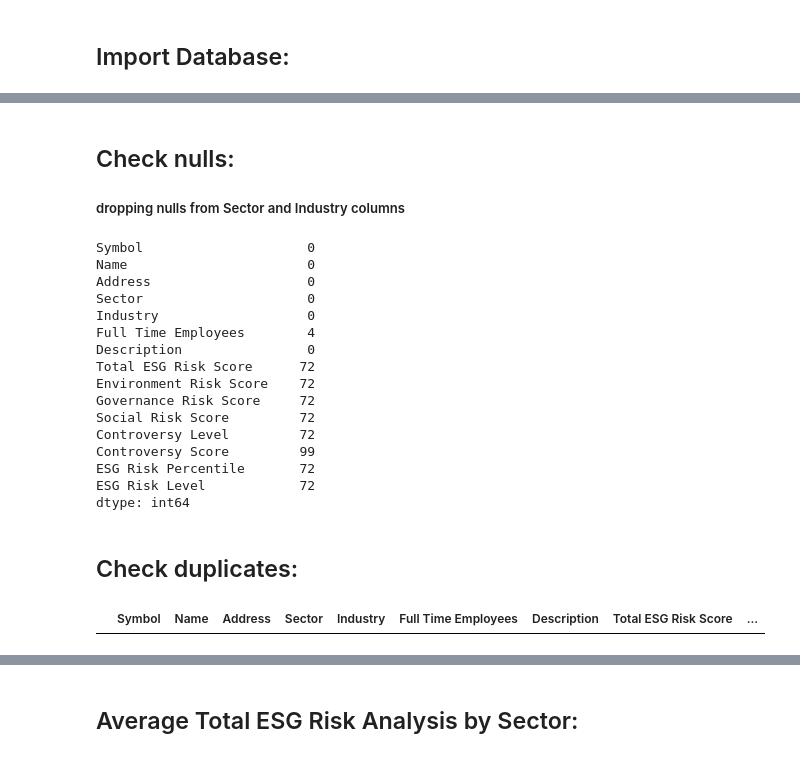
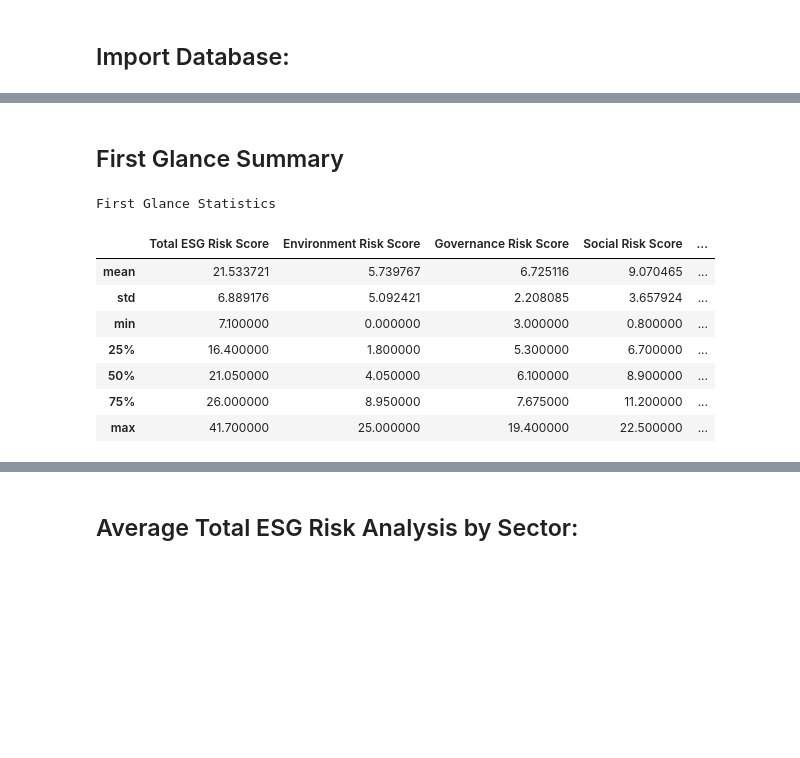
Before and after one commit to AnnaMrowca/ESG_Analysis, a Jupyter notebook: SP_500_ESG_Risk_Analysis.ipynb, the cells around one changed output, grey strips where cells are left out. Saved outputs shown, nothing was run; the diff lists cells and outputs as text; code cells hidden in the pictures; blank space fills up the shorter version.

Commit message:
add first glance analyses + to dos

```diff
--- a/SP_500_ESG_Risk_Analysis.ipynb
+++ b/SP_500_ESG_Risk_Analysis.ipynb
@@ -28,34 +28,39 @@ Shape of dataset with all scores complete: (430, 15)
 | 1 | EMN | Eastman Chemical Company | 200 South Wilcox Drive\nKingsport... | Basic Materials | Specialty Chemicals | 14,000 | Eastman Chemical Company operates... | 25.3 | ... |
 | 2 | DPZ | Domino's Pizza Inc. | 30 Frank Lloyd Wright Drive\nAnn ... | Consumer Cyclical | Restaurants | 6,500 | Domino's Pizza, Inc., through its... | 29.2 | ... |
 | 4 | DVA | Davita Inc. | 2000 16th Street\nDenver, CO 8020... | Healthcare | Medical Care Facilities | 70,000 | DaVita Inc. provides kidney dialy... | 22.6 | ... |
-# %% [markdown]
-## Check nulls:
-
-##### dropping nulls from Sector and Industry columns
-# %%
-dataset.dropna(subset=['Sector', 'Industry'], inplace=True)
-dataset.isnull().sum()
-# %% [output]
-Symbol                     0
-Name                       0
-Address                    0
-Sector                     0
-Industry                   0
-Full Time Employees        4
-Description                0
-Total ESG Risk Score      72
-Environment Risk Score    72
-Governance Risk Score     72
-Social Risk Score         72
-Controversy Level         72
-Controversy Score         99
-ESG Risk Percentile       72
-ESG Risk Level            72
-dtype: int64
-# %% [markdown]
-## Check duplicates:
-# %%
-duplicates = dataset[dataset.duplicated()]
-duplicates
-# %% [output]
-|  | Symbol | Name | Address | Sector | Industry | Full Time Employees | Description | Total ESG Risk Score | ... |
+# %% [markdown]
+## First Glance Summary
+# %%
+describe_dataset = (
+    dataset.describe()
+    .drop('count', axis=0)
+    .style
+    .background_gradient(axis=0, cmap='viridis')
+    .set_properties(**{'text-align': 'center'})
+    .set_table_styles([
+        {'selector': 'th', 'props': [
+            ('font-family', 'Arial'),
+            ('font-weight', 'normal'),
+            ('font-size', '14px'),
+        ]},
+        {'selector': 'caption', 'props': [
+            ('caption-side', 'top'),
+            ('font-family', 'Arial'),
+            ('font-weight', 'bold'),
+            ('font-size', '14px'),
+        ]}
+    ])
+    .set_caption('First Glance Statistics')
+)
+
+describe_dataset
+# %% [output]
+First Glance Statistics
+|  | Total ESG Risk Score | Environment Risk Score | Governance Risk Score | Social Risk Score | ... |
+| mean | 21.533721 | 5.739767 | 6.725116 | 9.070465 | ... |
+| std | 6.889176 | 5.092421 | 2.208085 | 3.657924 | ... |
+| min | 7.100000 | 0.000000 | 3.000000 | 0.800000 | ... |
+| 25% | 16.400000 | 1.800000 | 5.300000 | 6.700000 | ... |
+| 50% | 21.050000 | 4.050000 | 6.100000 | 8.900000 | ... |
+| 75% | 26.000000 | 8.950000 | 7.675000 | 11.200000 | ... |
+| max | 41.700000 | 25.000000 | 19.400000 | 22.500000 | ... |
```
Also changed, not shown: parts of 7 cells of this notebook.
